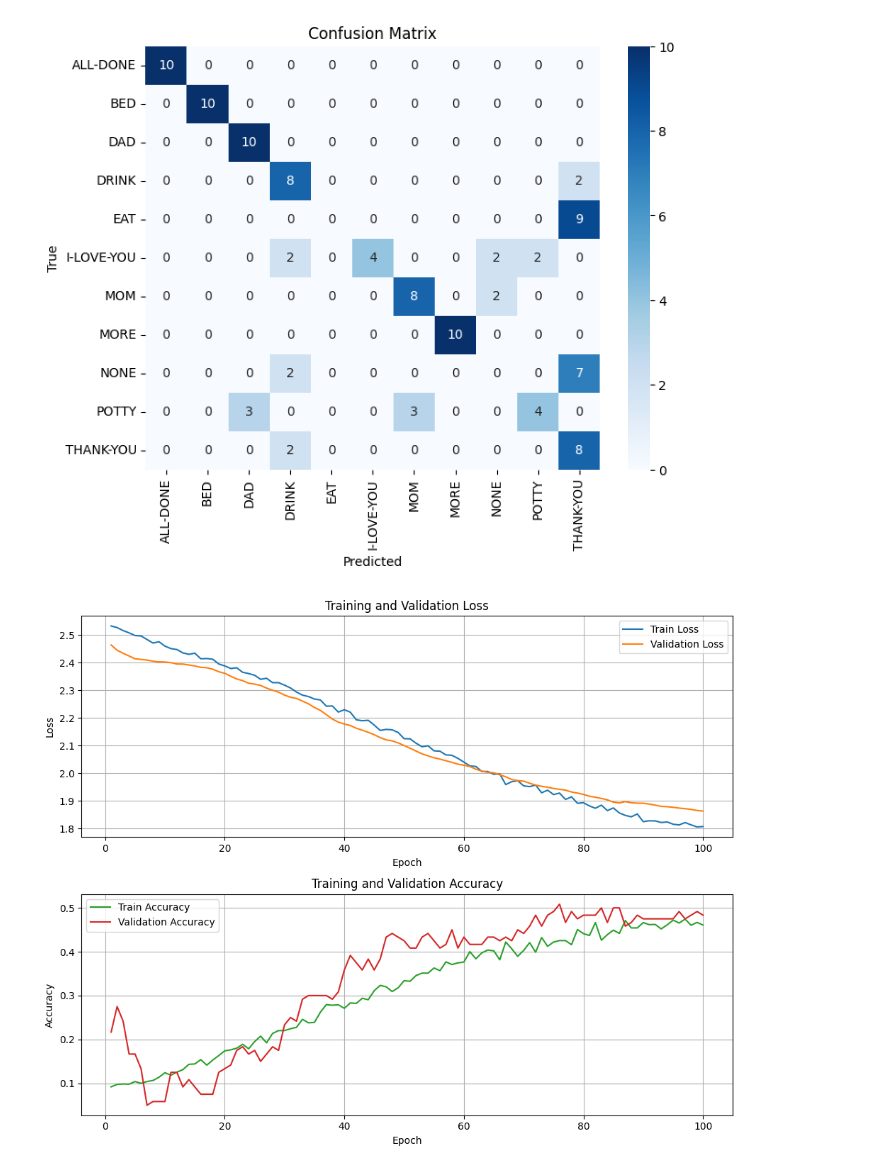
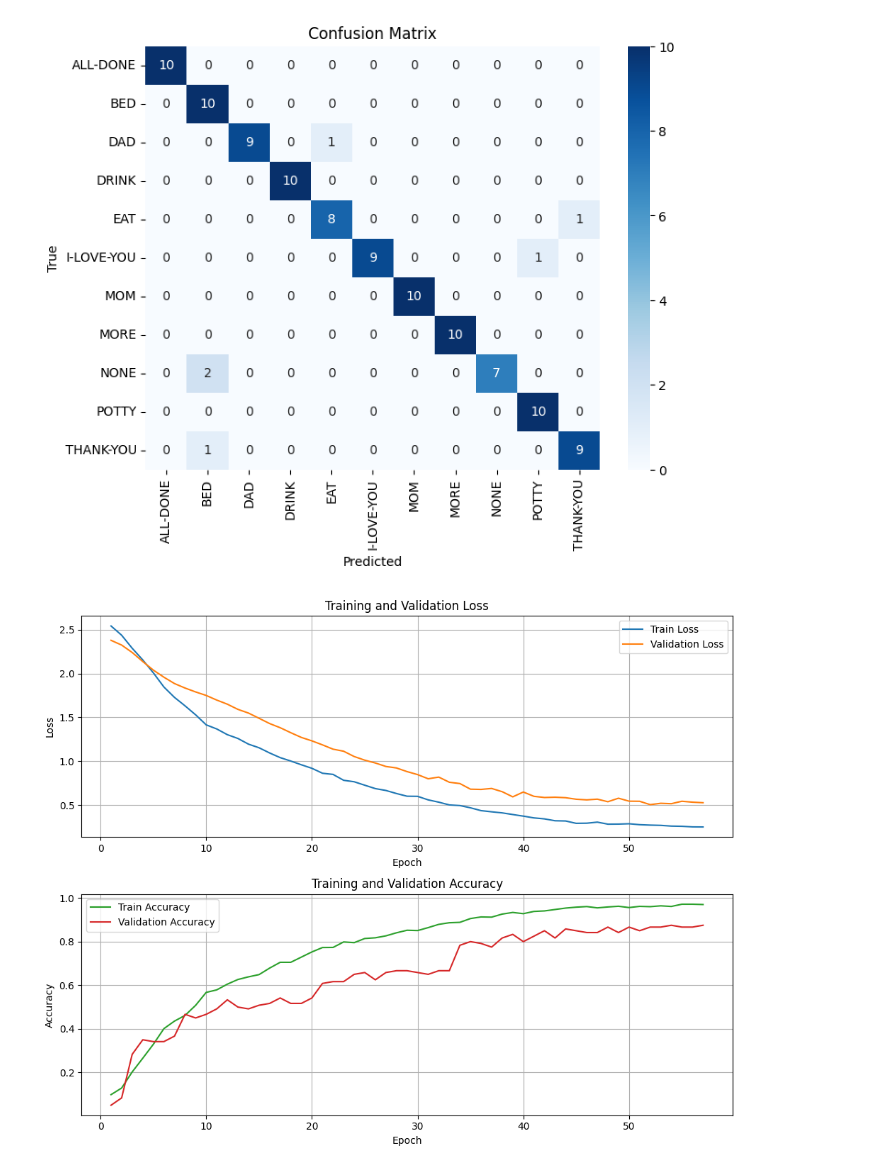
Before and after one commit to D3rrickLa/machine_learning_tfnmp, a Jupyter notebook: model/CNN_LSTM/v2/cnn_lstm_v2.ipynb, the cells around one changed output. Drawn from its saved outputs; the diff is of its cells as text; code cells hidden in the pictures.

Commit message:
working on v2 cnn+lstm, switched to gru, adding more layers to reduce loss

```diff
--- a/model/CNN_LSTM/v2/cnn_lstm_v2.ipynb
+++ b/model/CNN_LSTM/v2/cnn_lstm_v2.ipynb
@@ -186,15 +193,44 @@ pd.DataFrame.to_csv(X_test_transformed, "X_test_transformed.csv", index=False)
 # %%
 model_dev_v1 = Sequential([
     InputLayer(shape=(sequence_length, 2044)),
-    GRU(132, return_sequences=True),
-    Dropout(0.4),
-    Bidirectional(GRU(96)),
-    Dense(128, activation="relu"),
+
+    # Conv1D(filters=390, kernel_size=5, activation="relu"),
+    # MaxPooling1D(pool_size=3),
+    # Dropout(0.1),
+    # Conv1D(filters=128, kernel_size=3, activation="relu"),
+    # MaxPooling1D(pool_size=3),
+    # BatchNormalization(),
+
+    # GRU(132, return_sequences=True),
+    # Dropout(0.4),
+    # Bidirectional(GRU(96)),
+    # Dense(128, activation="relu"),
+    # Dropout(0.5),
+    # Dense(48, activation="relu"),
+    # Dropout(0.5),
+    # Activation("tanh"),
+    # Dense(len(class_labels), activation='softmax', kernel_regularizer=L1L2(), bias_regularizer=L2(), activity_regularizer=L2())  # Output layer for classification
+
+    Conv1D(filters=384, kernel_size=3, activation='leaky_relu', kernel_regularizer=L1L2()),
+    MaxPooling1D(pool_size=2),
+    BatchNormalization(),
+    Dense(96, activation="tanh"),
+    Conv1D(filters=128, kernel_size=3, activation='tanh'),
+    MaxPooling1D(pool_size=2),
+    Conv1D(filters=64, kernel_size=3, activation='tanh'),
+    MaxPooling1D(pool_size=2),
+    BatchNormalization(),
+
+
+    Bidirectional(GRU(376, return_sequences=True, kernel_regularizer=L2(1.0848960662999816e-05))),
+    Dropout(0.354569645899713),
+    Bidirectional(GRU(352, return_sequences=True)),
+    GRU(120, kernel_regularizer=L2(6.142117138252424e-05)),
+    LayerNormalization(),
+    Activation('tanh'),
+    Dense(100, activation='tanh'),
     Dropout(0.5),
-    Dense(48, activation="relu"),
-    Dropout(0.5),
-    Activation("tanh"),
-    Dense(len(class_labels), activation='softmax', kernel_regularizer=L1L2(), bias_regularizer=L2(), activity_regularizer=L2())  # Output layer for classification
+    Dense(len(class_labels), activation='softmax')  # Output layer for classification
 
 ])
 
@@ -241,2 +277,2 @@ Test Accuracy: 0.6666666865348816
-[figure, old version]
+[figure, new version]
-[figure, old version]
+[figure, new version]
```
Also changed, not shown: parts of 5 cells of this notebook, 5 other files.
